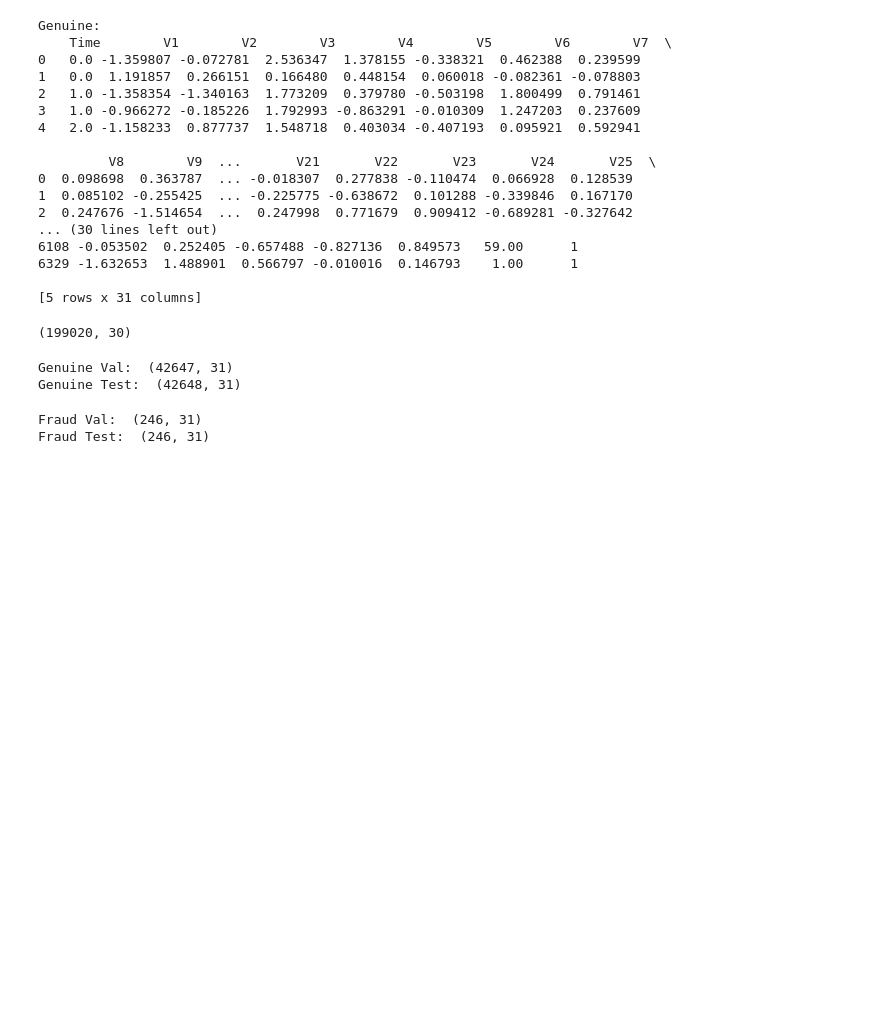
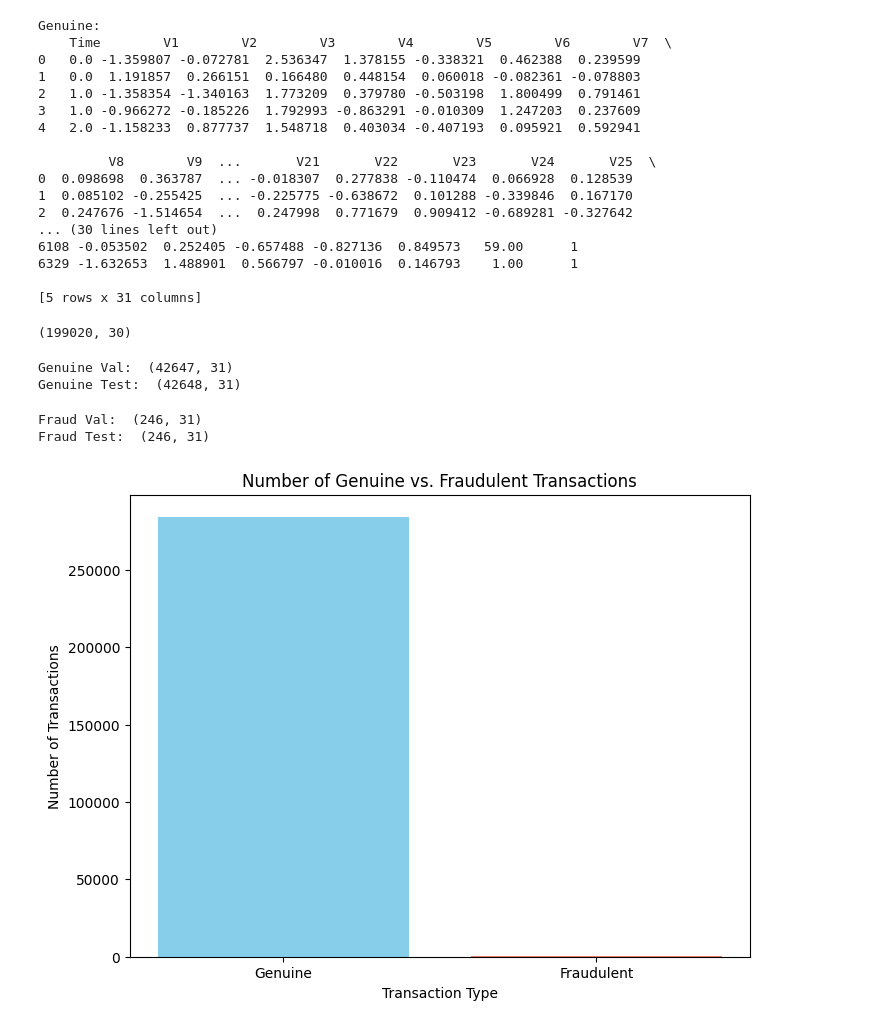
Before and after one commit to mosahle7/ML, a Jupyter notebook: Credit Card Fraud Detection.ipynb, the cells around one changed output. Saved outputs shown, nothing was run; the diff lists cells and outputs as text; code cells hidden in the pictures; blank space fills up the shorter version.

Commit message:
Kaggle Notebook | Credit Card Fraud Detection | Added Barplot

```diff
--- a/Credit Card Fraud Detection.ipynb
+++ b/Credit Card Fraud Detection.ipynb
@@ -123,3 +126,19 @@ y_val = pd.concat([gen_val['Class'], fr_val['Class']])
 
 X_test = pd.concat([gen_test[features], fr_test[features]])
 y_test = pd.concat([gen_test['Class'], fr_test['Class']])
+# %%
+cats = ['Genuine', 'Fraudulent']
+vals = [len(gen_trans), len(fr_trans)]
+
+plt.figure(figsize = (8,6))
+plt.bar(cats, vals, color=['skyblue', 'salmon'])
+
+# Add titles and labels
+plt.title('Number of Genuine vs. Fraudulent Transactions')
+plt.xlabel('Transaction Type')
+plt.ylabel('Number of Transactions')
+
+# Show the plot
+plt.show()
+# %% [output]
+[figure, added]
```
Also changed, not shown: parts of 2 cells of this notebook.
